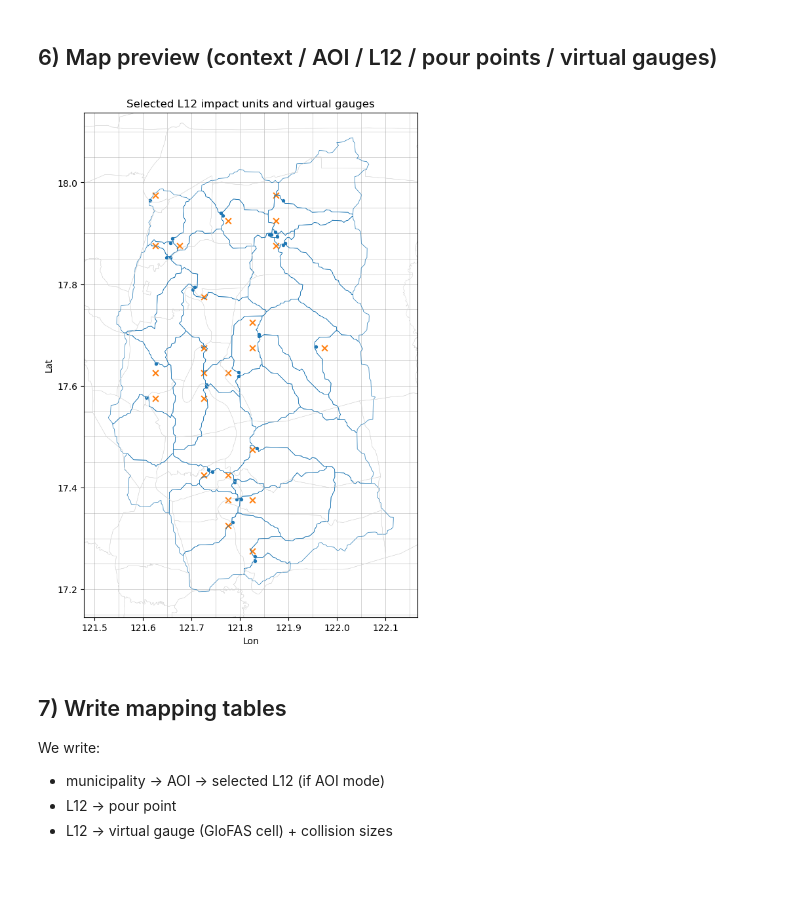
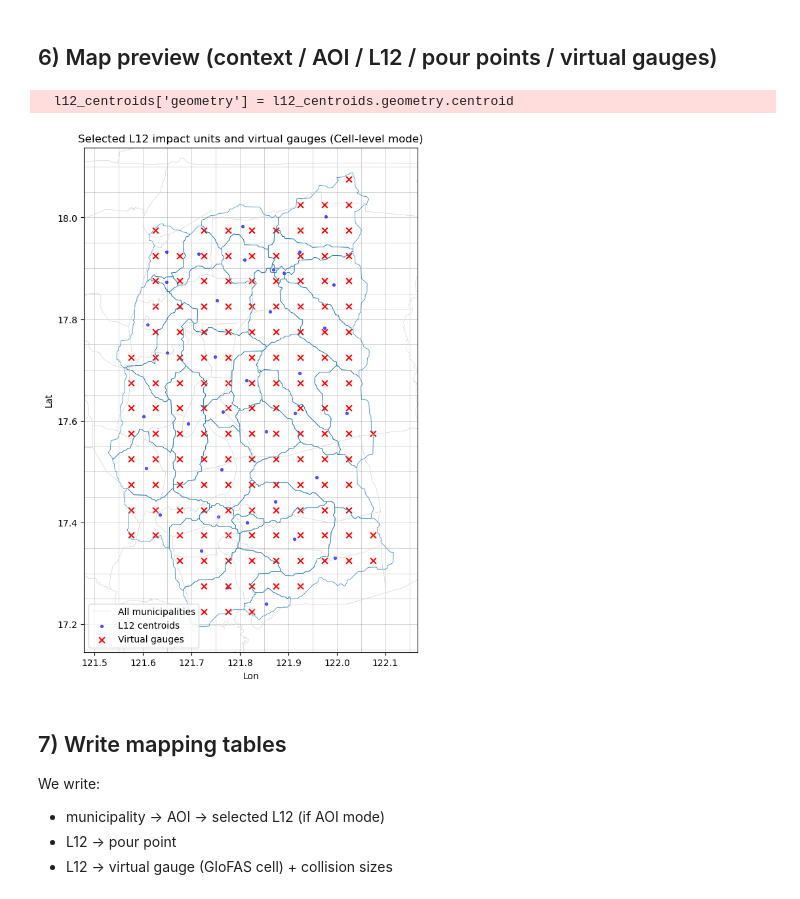
Before and after one commit to rodekruis/GLOFAS_ImpactFloodForecasting_PHL, a Jupyter notebook: calibration/notebooks/01_evt_pot_calibration_workflow.ipynb, the cells around one changed output. Cells and saved outputs as stored; diff of their text form; code cells hidden in the pictures.

Commit message:
Cell extraction logic, synthetic catalogue fixes and NetCDF return period ready for CLIMADA

```diff
--- a/calibration/notebooks/01_evt_pot_calibration_workflow.ipynb
+++ b/calibration/notebooks/01_evt_pot_calibration_workflow.ipynb
@@ -154,8 +154,9 @@ Set paths and mode switches below. The notebook will validate and **fail fast**
 
 > Tip: use raw strings `r"..."` on Windows.
 # %%
-# --- Mode toggle (locked requirement) ---
+# --- Mode toggles (locked requirement) ---
 USE_MUNI_AOI = False  # True = municipality AOI mode, False = context basin mode
+USE_CELL_EXTRACTION = True  # True = cell-level extraction (all grid cells within basin polygon), False = pour point extraction
 
 # --- Setup logging (suppress library chatter, let ProgressLogger handle output) ---
 from datetime import datetime
@@ -205,6 +206,7 @@ processed_root = REPO_ROOT / "data" / "processed"
 
 log.table("Configuration Summary", {
     "Mode": "Municipality AOI" if USE_MUNI_AOI else "Context basin",
+    "Extraction method": "Cell-level" if USE_CELL_EXTRACTION else "Pour point",
     "Run tag": run_tag,
     "Output root": str(processed_root),
     "Analyst": analyst_name,
@@ -618,40 +691,50 @@ try:
 except Exception:
     pass
 
 # Base: selected L12
 selected_l12.boundary.plot(ax=ax, linewidth=0.5)
 # ALL municipalities (light background)
 adm3_gdf.boundary.plot(ax=ax, linewidth=0.3, color="lightgray", alpha=1, label="All municipalities")
 
 # AOI (if any) - only in municipality mode
 if USE_MUNI_AOI:
     aoi_gdf = gpd.GeoDataFrame({"geometry": aoi_geoms}, crs="EPSG:4326")
     aoi_gdf.boundary.plot(ax=ax, linewidth=1.5, color="purple", label="AOI buffer")
     adm3_gdf[adm3_gdf[adm3_id_field].isin(adm3_ids)].boundary.plot(ax=ax, linewidth=2.0, color="red", label="Selected municipalities")
 
-# Pour points
-pp = gpd.GeoDataFrame(points_df, geometry=[Point(xy) for xy in zip(points_df.pour_lon, points_df.pour_lat)], crs="EPSG:4326")
-pp.plot(ax=ax, markersize=8)
+# Pour points or cell source points (depends on extraction mode)
+if USE_CELL_EXTRACTION:
+    # Cell-level: cells_within_polygon doesn't produce pour points, only cell coordinates
+    # Show the L12 centroids instead for reference
+    l12_centroids = selected_l12.copy()
+    l12_centroids['geometry'] = l12_centroids.geometry.centroid
+    l12_centroids.plot(ax=ax, markersize=8, color='blue', label='L12 centroids', alpha=0.6)
+else:
+    # Pour-point mode: show the pour points
+    pp = gpd.GeoDataFrame(points_df, geometry=[Point(xy) for xy in zip(points_df.pour_lon, points_df.pour_lat)], crs="EPSG:4326")
+    pp.plot(ax=ax, markersize=8, label='Pour points')
 
 # Virtual gauges (unique cells)
 vg_unique = points_df.drop_duplicates("virtual_gauge_id").copy()
-vg = gpd.GeoDataFrame(vg_unique, geometry=[Point(xy) for xy in zip(vg_unique.cell_lon, vg_unique.cell_lat)], crs="EPSG:4326")
-vg.plot(ax=ax, markersize=40, marker="x")
+vg = gpd.GeoDataFrame(vg_unique, geometry=[Point(xy) for xy in zip(vg_unique.lon, vg_unique.lat)], crs="EPSG:4326")
+vg.plot(ax=ax, markersize=40, marker="x", color='red', label='Virtual gauges')
 
-ax.set_title("Selected L12 impact units and virtual gauges")
+ax.set_title(f"Selected L12 impact units and virtual gauges ({'Cell-level' if USE_CELL_EXTRACTION else 'Pour-point'} mode)")
 ax.set_xlabel("Lon")
 ax.set_ylabel("Lat")
+ax.legend()
 
 # Zoom to selected_l12 bounds (centered, tight)
 bounds = selected_l12.geometry.total_bounds
 minx, miny, maxx, maxy = bounds
 pad = 0.05  # degrees; small padding for tightness
 ax.set_xlim(minx - pad, maxx + pad)
 ax.set_ylim(miny - pad, maxy + pad)
 
 plt.show()
 # %% [output]
+  l12_centroids['geometry'] = l12_centroids.geometry.centroid
-[figure, old version]
+[figure, new version]
 # %% [markdown]
 ## 7) Write mapping tables
 
```
Also changed, not shown: parts of 21 cells of this notebook, 6 other files.
